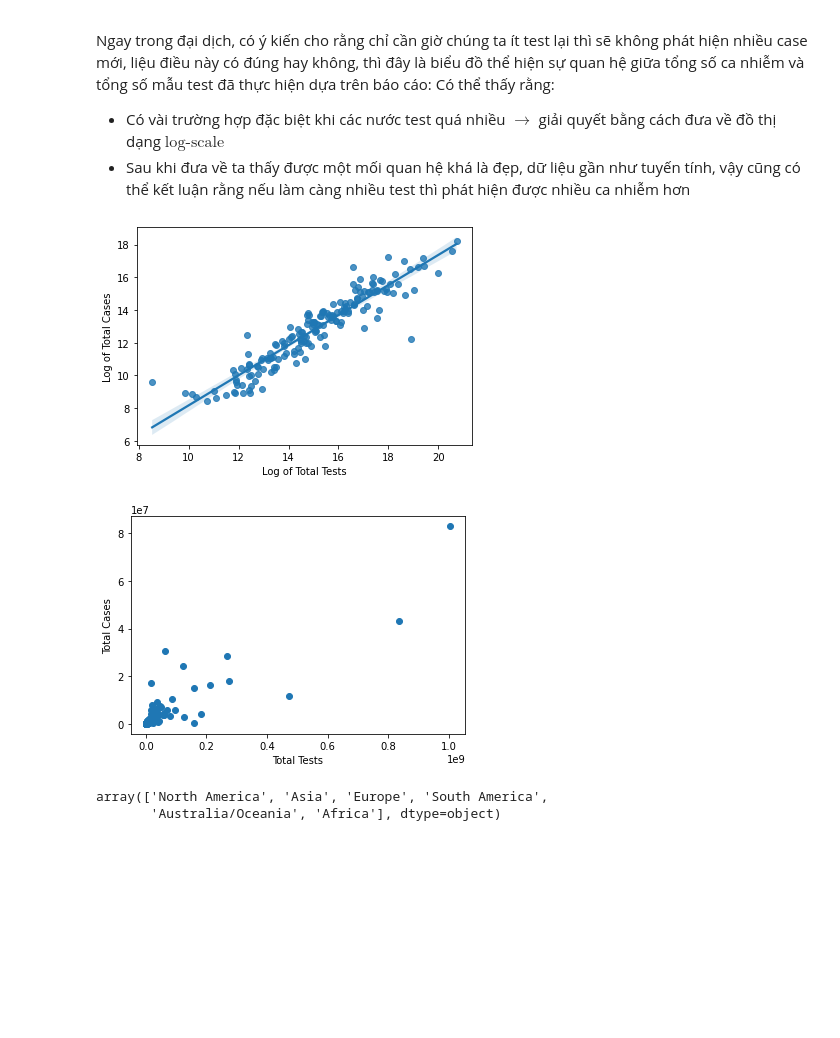
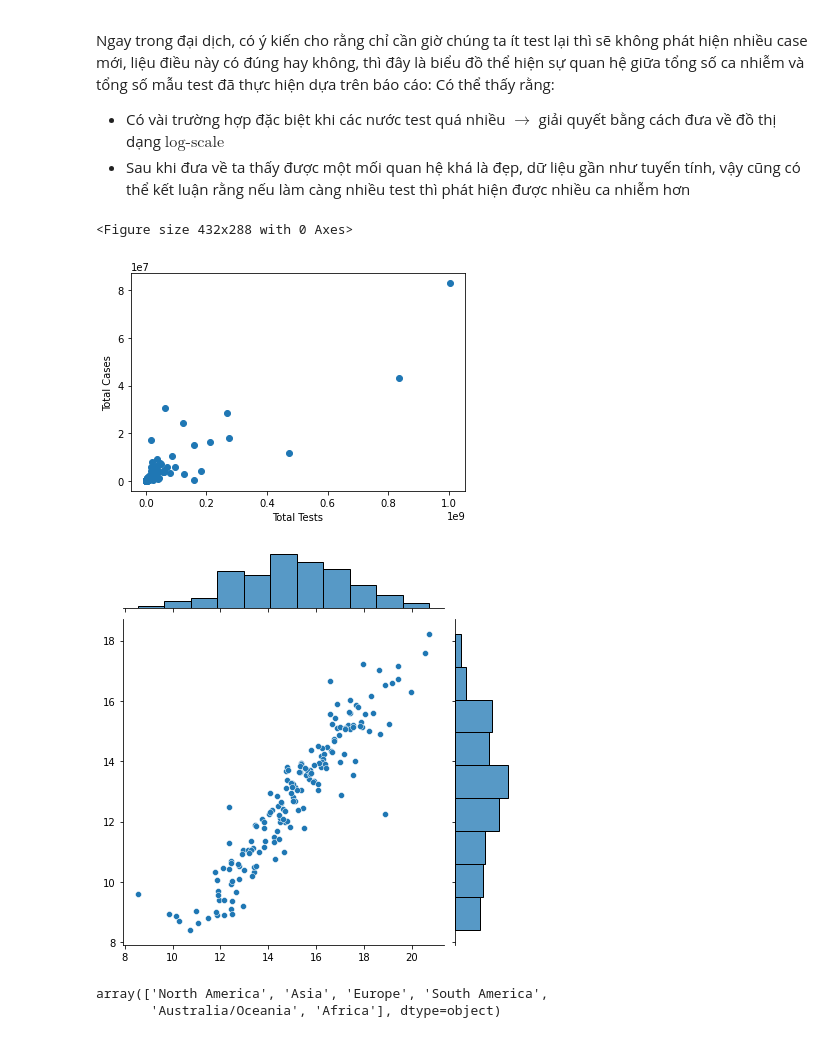
Before and after one commit to tonyvu1289/DV_lab01, a Jupyter notebook: main.ipynb, the cells around one changed output. Saved outputs shown, nothing was run; the diff lists cells and outputs as text; code cells hidden in the pictures; blank space fills up the shorter version.

```diff
--- a/main.ipynb
+++ b/main.ipynb
@@ -180,29 +181,31 @@ Có thể thấy rằng:
 # %%
 def _visualize_Ntest_and_Ncases(df):
     """
 
     N_tests_fig = plt.figure()
     N_tests_ax = N_tests_fig.add_subplot()
     N_tests_ax.hist(N_tests_dropna)
     N_tests_ax.set(xscale="log")
     N_tests_fig.show()
     """
     Ntests_and_Ncases = df[['TotalCases','TotalTests',"CODE"]]
     Ntests_and_Ncases_dropna = Ntests_and_Ncases.dropna()
     fig = plt.figure()
     fige = plt.figure()
-    ax = fig.add_subplot()
+    #ax = fig.add_subplot()
+
+    #ax.set(xlabel="Log of Total Tests", ylabel="Log of Total Cases")
+    sns.jointplot(x = np.log(Ntests_and_Ncases_dropna['TotalTests'].to_list()), y = np.log(Ntests_and_Ncases_dropna['TotalCases'].to_list()))
     axe = fige.add_subplot()
 
     axe.set( xlabel="Total Tests", ylabel="Total Cases")
     axe.scatter(Ntests_and_Ncases_dropna['TotalTests'].to_list(), Ntests_and_Ncases_dropna['TotalCases'].to_list())
-    ax.set(xlabel="Log of Total Tests", ylabel="Log of Total Cases")
-    sns.regplot(x = np.log(Ntests_and_Ncases_dropna['TotalTests'].to_list()), y = np.log(Ntests_and_Ncases_dropna['TotalCases'].to_list()), ax = ax)
     #return Ntests_and_Ncases_dropna
 _visualize_Ntest_and_Ncases(df)
 # %% [output]
+<Figure size 432x288 with 0 Axes>
-[figure, old version]
+[figure, new version]
-[figure, old version]
+[figure, new version]
 # %%
 CONTINENT = df['Continent'].unique()
 CONTINENT
```
Also changed, not shown: parts of 4 cells of this notebook.
